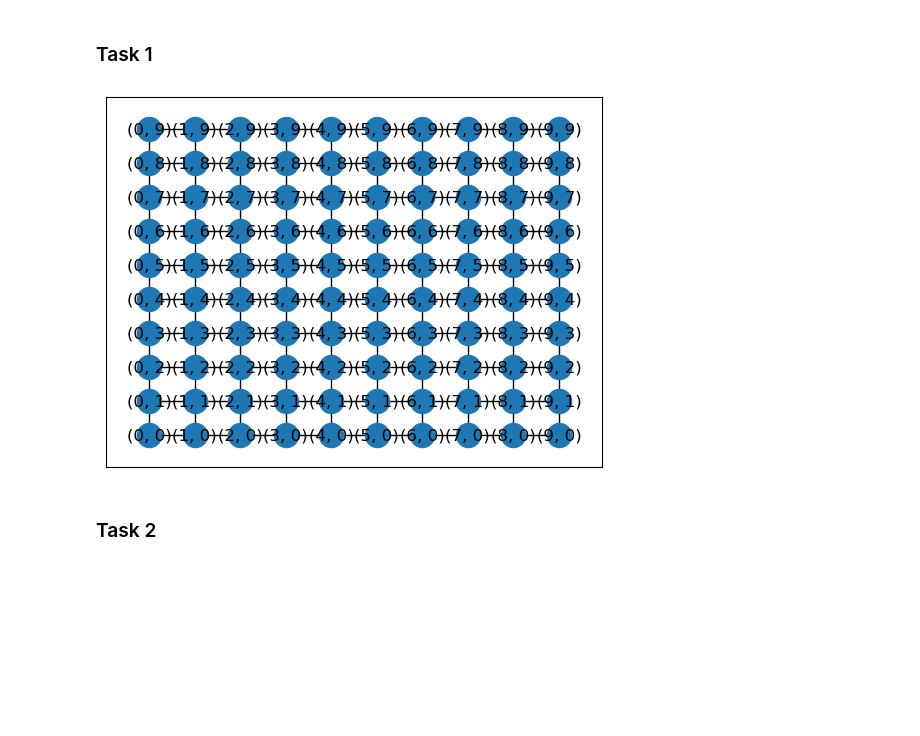
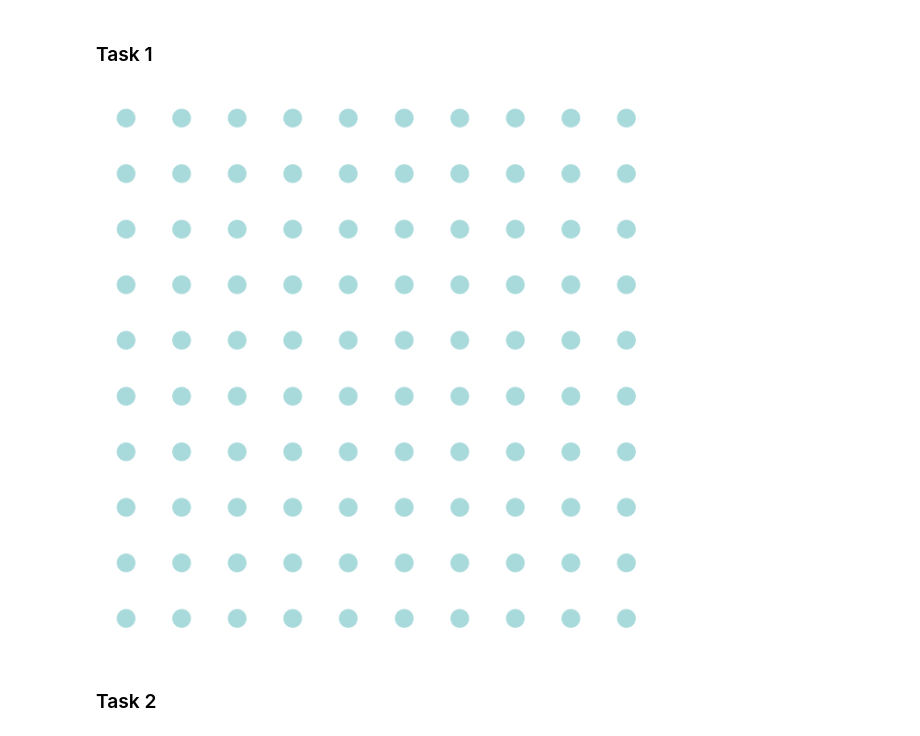
Before and after one commit to congrendai/CW2_for_computer_programing, a Jupyter notebook: CW2_A2.ipynb, the cells around one changed output. Saved outputs shown, nothing was run; the diff lists cells and outputs as text; code cells hidden in the pictures; blank space fills up the shorter version.

```diff
--- a/CW2_A2.ipynb
+++ b/CW2_A2.ipynb
@@ -20,11 +22,22 @@ FIG_SIZE = (12, 12)
 ## 2.1 Sub-activity: Graph creation
 # %% [markdown]
 ### Task 1
-# %%
-G=nx.grid_2d_graph(10,10)
-pos = dict( (n, n) for n in G.nodes() )
-nx.draw_networkx(G, pos=pos)
-# %% [output]
-[figure, removed]
+# %%
+# Create a 2D grid graph
+G = nx.grid_2d_graph(MATRIX_SIDE, MATRIX_SIDE)
+
+# Get the positions of the nodes
+pos = {(x,y):(y,-x) for x in range(MATRIX_SIDE) for y in range(MATRIX_SIDE)}
+
+# Remove the edges between the nodes
+G.remove_edges_from(G.edges())
+
+# Set the figure size
+plt.figure(figsize = FIG_SIZE)
+
+# Draw the grid graph
+nx.draw(G, pos=pos, node_color = COLOR_BG, node_size = SIZE_BG_NODES)
+# %% [output]
+[figure, added]
 # %% [markdown]
 ### Task 2
```
Also changed, not shown: parts of 5 cells of this notebook, 3 other files.
